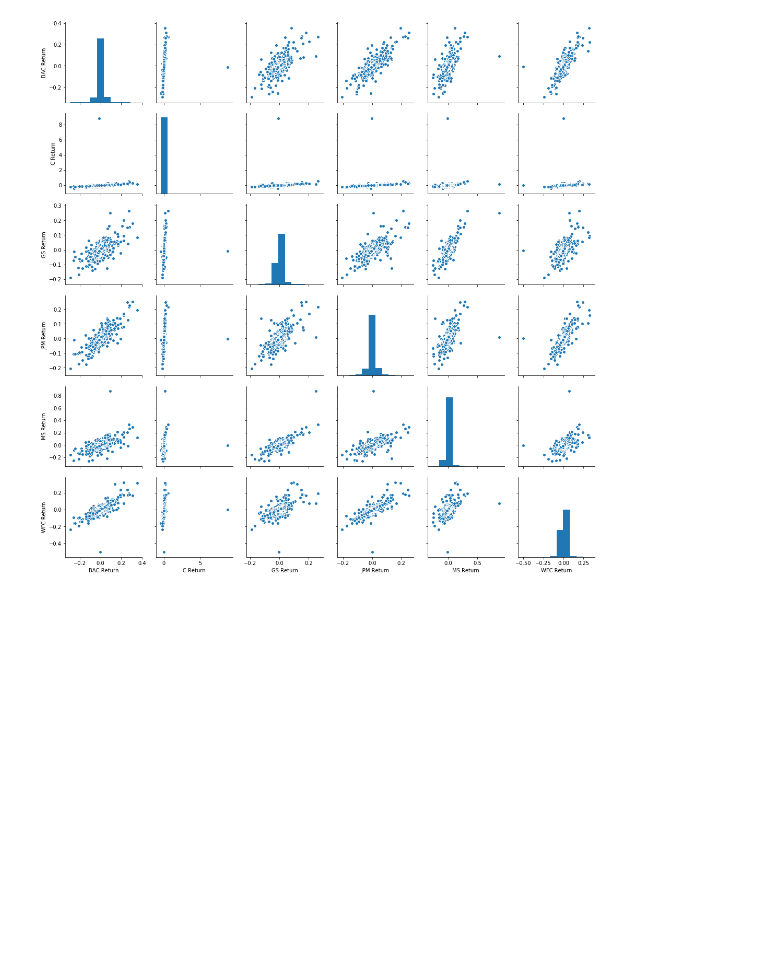
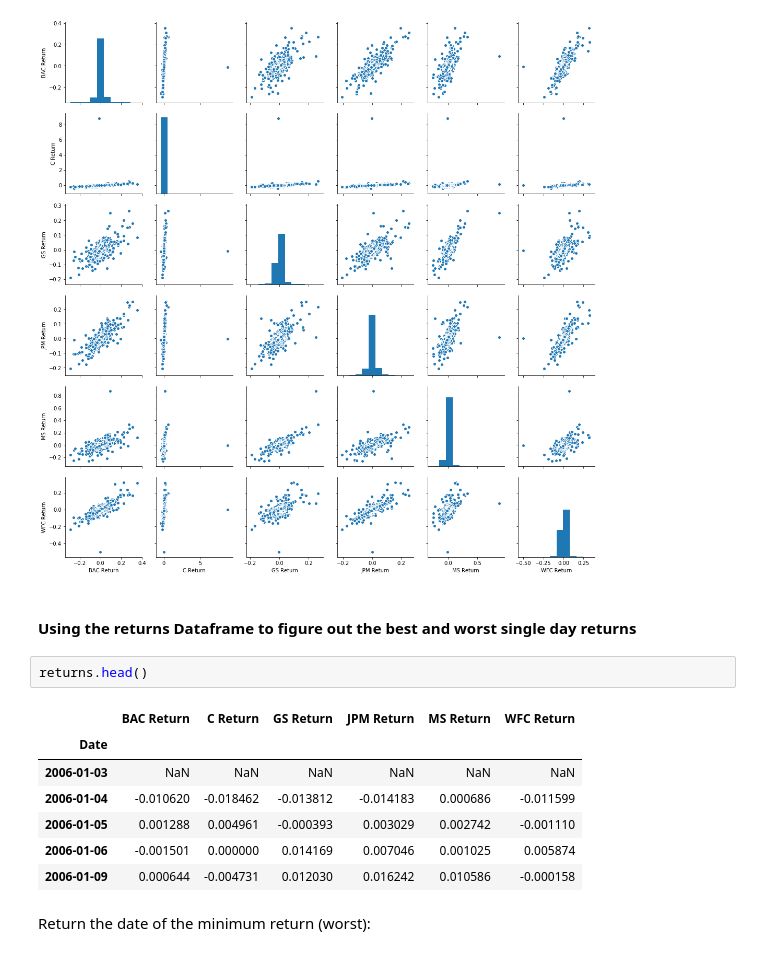
Before and after one commit to chikoungoun/Python-for-Datascience---jportilla, a Jupyter notebook: Finance_Data_Project.ipynb, the cells around one changed output. Drawn from its saved outputs; the diff is of its cells as text; blank space fills up the shorter version.

```diff
--- a/Finance_Data_Project.ipynb
+++ b/Finance_Data_Project.ipynb
@@ -195,3 +195,17 @@ sns.pairplot(data=returns[1:])#To avoid the Nan data
 # %% [output]
 <seaborn.axisgrid.PairGrid at 0x...>
 [figure]
+# %% [markdown]
+#### Using the returns Dataframe to figure out the best and worst single day returns
+# %%
+returns.head()
+# %% [output]
+|  | BAC Return | C Return | GS Return | JPM Return | MS Return | WFC Return |
+| Date |  |  |  |  |  |  |
+| 2006-01-03 | NaN | NaN | NaN | NaN | NaN | NaN |
+| 2006-01-04 | -0.010620 | -0.018462 | -0.013812 | -0.014183 | 0.000686 | -0.011599 |
+| 2006-01-05 | 0.001288 | 0.004961 | -0.000393 | 0.003029 | 0.002742 | -0.001110 |
+| 2006-01-06 | -0.001501 | 0.000000 | 0.014169 | 0.007046 | 0.001025 | 0.005874 |
+| 2006-01-09 | 0.000644 | -0.004731 | 0.012030 | 0.016242 | 0.010586 | -0.000158 |
+# %% [markdown]
+Return the date of the minimum return (worst):
```
Also changed, not shown: parts of 13 cells of this notebook.
